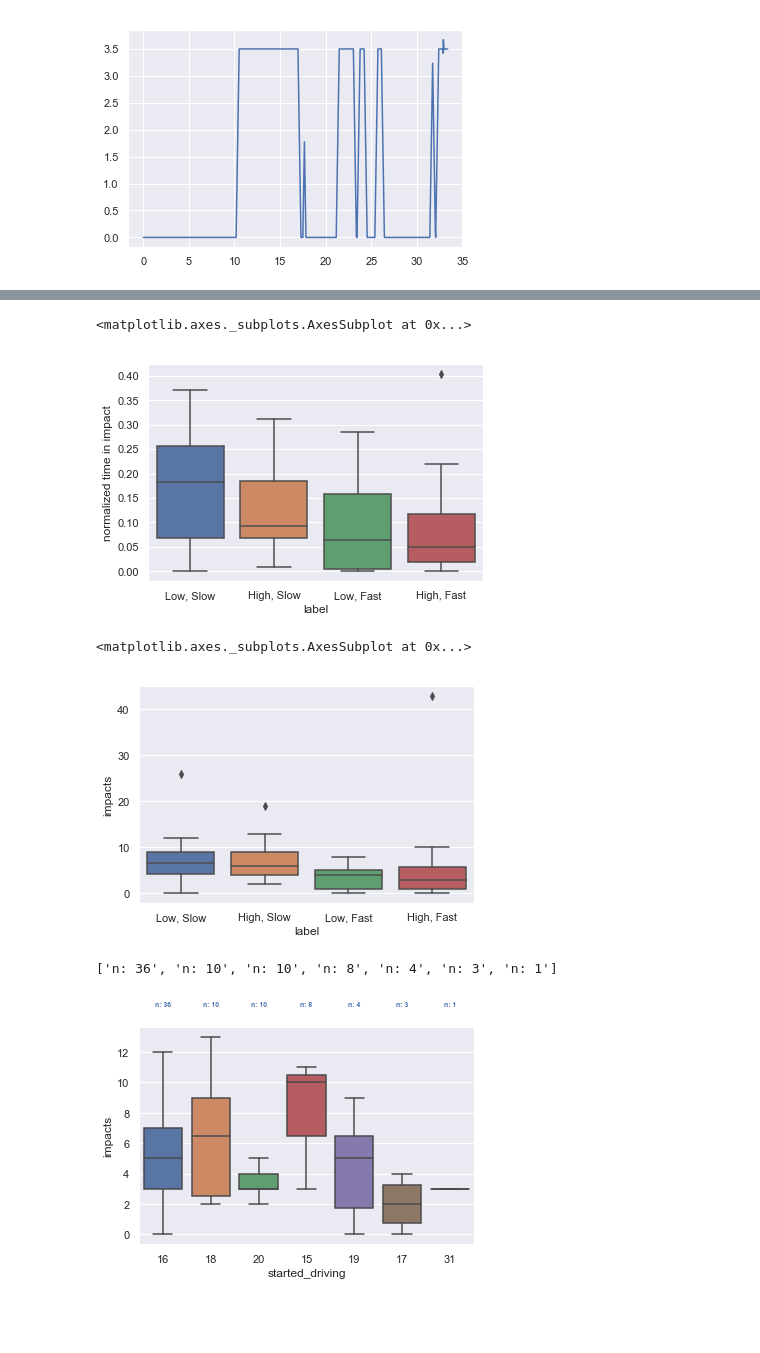
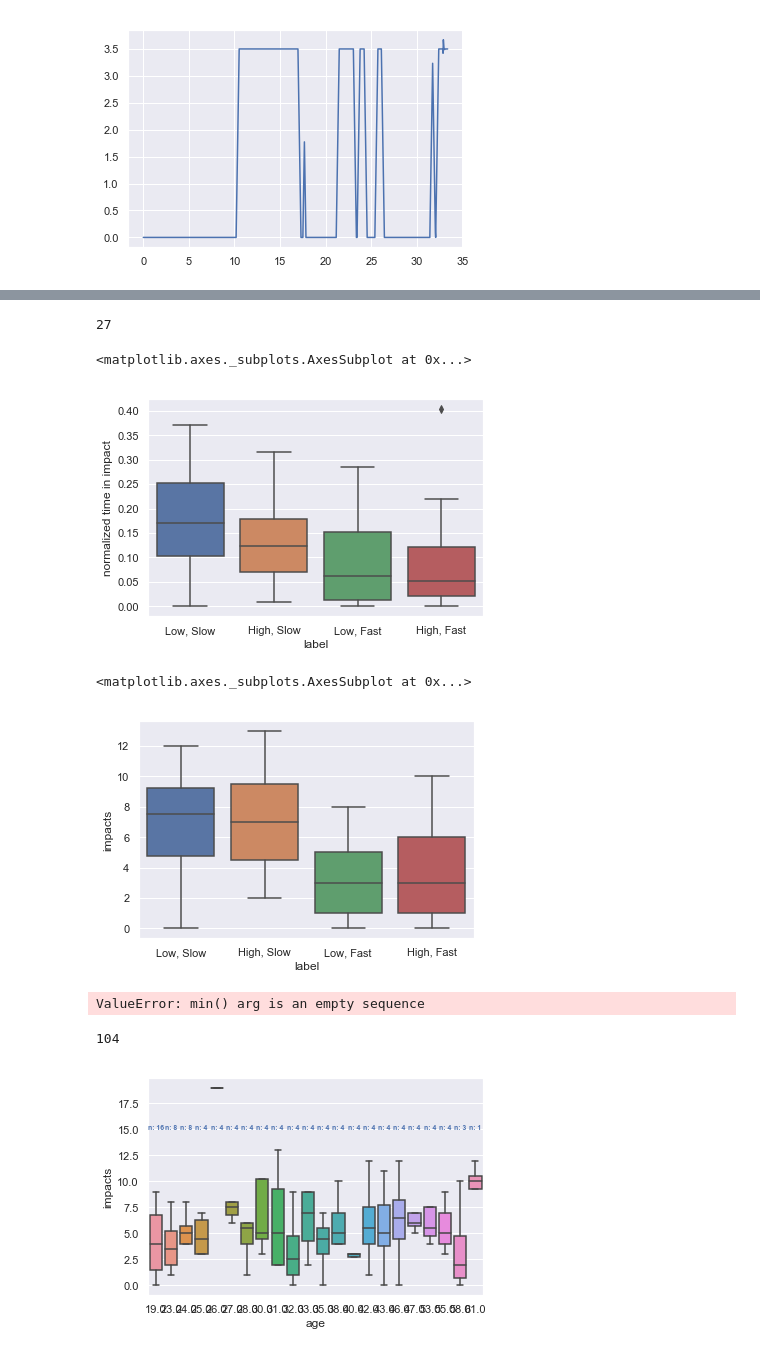
Before and after one commit to FAR-Lab/chairsim-server, a Jupyter notebook: Chairsim_paths.ipynb, the cells around one changed output, grey strips where cells are left out. Cells and saved outputs as stored; diff of their text form; code cells hidden in the pictures; blank space fills up the shorter version.

Commit message:
fixed counts

```diff
--- a/Chairsim_paths.ipynb
+++ b/Chairsim_paths.ipynb
@@ -38,7 +38,7 @@ for run in runs:
 
 runsDF=pd.DataFrame(ls)
 runsDF.sort_values('id', inplace=True)
-runsDF['id_Val']=runsDF['id'].str.extract('(\d+)', expand=False)
+runsDF['id_val']=runsDF['id'].str.extract('(\d+)', expand=False)
 
 [l['path'] for l in ls]
 # %% [output]
@@ -306,0 +389,6 @@ a.iloc[0]
+# %%
+impactsDF['normalized time in impact']=impactsDF['time in impacts']/impactsDF['total time']
+impactsDF['started_driving'].fillna(impactsDF['age'], inplace=True)
+impactsDF['started_driving']=impactsDF['started_driving'].astype(float)
+impactsDF['years of driving']=impactsDF['age']-impactsDF['started_driving']
+impactsDF
@@ -307,31 +414,51 @@ a.iloc[0]
+# %%
+users_all=userData[userData['id_val'].isin(shared)]
+# %% [output]
+27
 # %%
-impactsDF['normalized time in impact']=impactsDF['time in impacts']/impactsDF['total time']
+
 sns.boxplot(x='label', y='normalized time in impact', data=impactsDF)
 # %% [output]
 <matplotlib.axes._subplots.AxesSubplot at 0x...>
-[figure, old version]
+[figure, new version]
 # %%
-sns.boxplot(x='label', y='impacts', data=impactsDF)
+sns.boxplot(x='label', y='impacts', data=impactsDF, showfliers=False)
 # %% [output]
 <matplotlib.axes._subplots.AxesSubplot at 0x...>
-[figure, old version]
+[figure, new version]
+# %%
+a=sns.boxplot(x='years of driving', y='impacts', data=impactsDF, showfliers=False)
+medians = impactsDF.groupby(['years of driving'])['impacts'].median().values
+nobs = impactsDF['years of driving'].value_counts().values
+print(sum(nobs))
+nobs = [str(x) for x in nobs.tolist()]
+nobs = ["n: " + i for i in nobs]
+
+# # Add it to the plot
+pos = range(len(nobs))
+for tick,label in zip(pos,a.get_xticklabels()):
+    a.text(pos[tick], 15, nobs[tick], horizontalalignment='center', size='x-small', color='b', weight='semibold')
+
+# # a.set_xticklabels(a.get_xticklabels(), fontsize=14, )
+# %% [output]
+ValueError: min() arg is an empty sequence
 # %%
-a=sns.boxplot(x='started_driving', y='impacts', data=impactsDF, showfliers=False)
-medians = impactsDF.groupby(['started_driving'])['impacts'].median().values
-nobs = impactsDF['started_driving'].value_counts().values
+a=sns.boxplot(x='age', y='impacts', data=impactsDF, showfliers=False)
+medians = impactsDF.groupby(['age'])['impacts'].median().values
+nobs = impactsDF['age'].value_counts().values
+print(sum(nobs))
 nobs = [str(x) for x in nobs.tolist()]
 nobs = ["n: " + i for i in nobs]
 
 # # Add it to the plot
 pos = range(len(nobs))
 for tick,label in zip(pos,a.get_xticklabels()):
     a.text(pos[tick], 15, nobs[tick], horizontalalignment='center', size='x-small', color='b', weight='semibold')
 
 # # a.set_xticklabels(a.get_xticklabels(), fontsize=14, )
-nobs
 # %% [output]
-['n: 36', 'n: 10', 'n: 10', 'n: 8', 'n: 4', 'n: 3', 'n: 1']
+104
-[figure, old version]
+[figure, new version]
 # %%
 a=sns.boxplot(x='gender', y='impacts', data=impactsDF, showfliers=False)
 medians = impactsDF.groupby(['gender'])['impacts'].median().values
```
Also changed, not shown: parts of 9 cells of this notebook.
